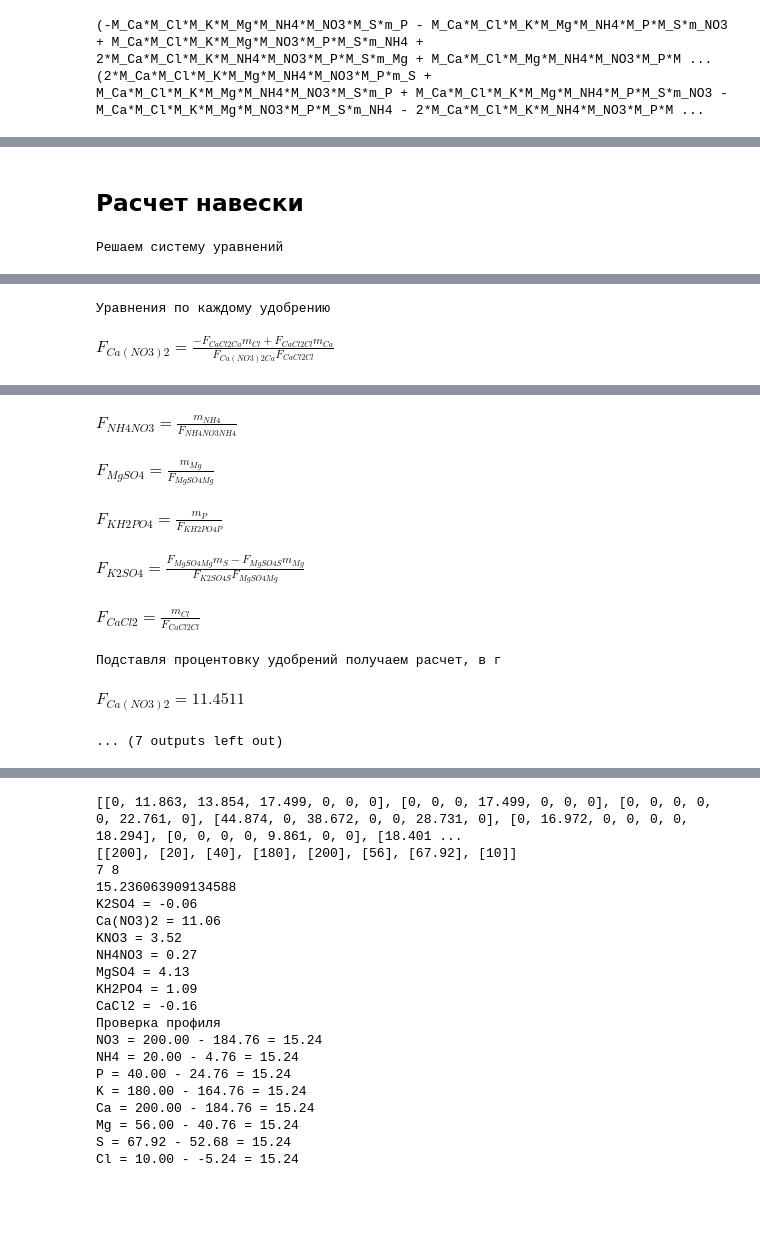
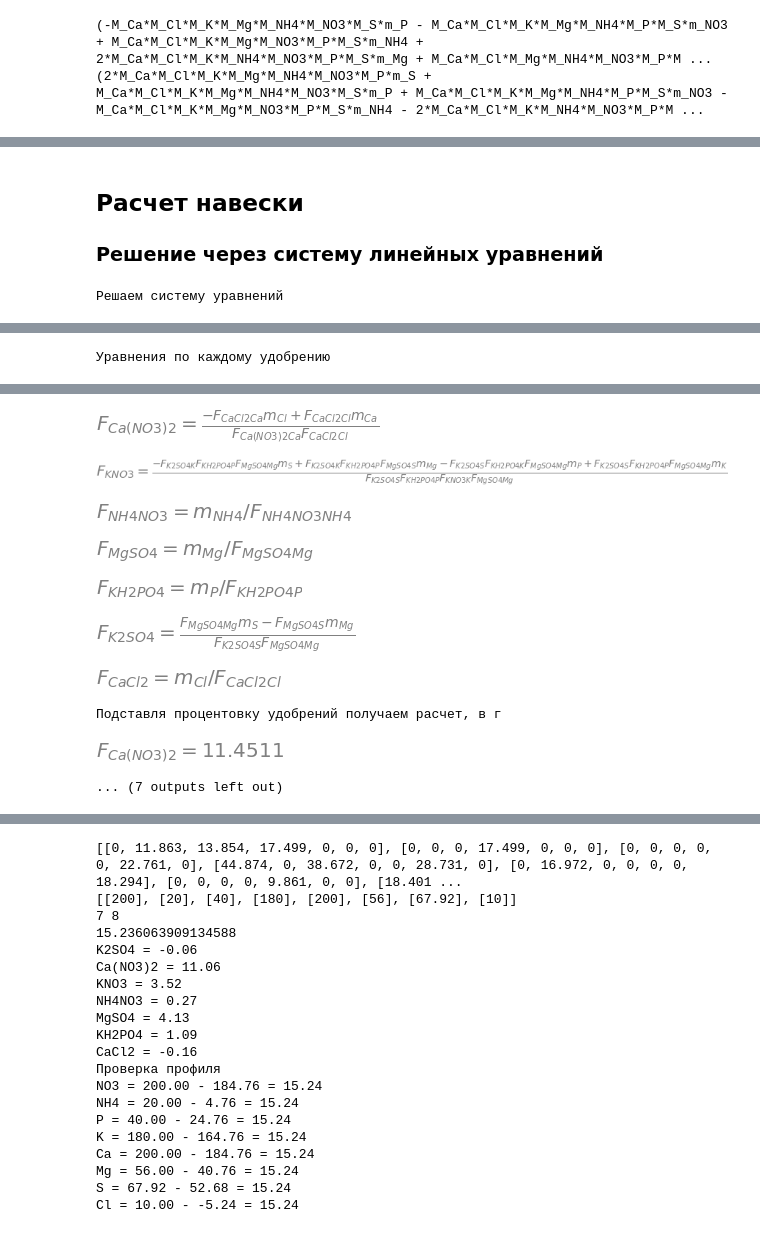
Before and after one commit to Apkawa/react-fertilizer-calculator, a Jupyter notebook: docs/model_v3.ipynb, the cells around one changed output, grey strips where cells are left out. Cells and saved outputs as stored; diff of their text form; code cells hidden in the pictures; blank space fills up the shorter version.

```diff
--- a/docs/model_v3.ipynb
+++ b/docs/model_v3.ipynb
@@ -446,6 +492,8 @@ m_Mg = K_KCa*K_KN/(K_KCa*K_KMg*K_KN + K_KCa*K_KMg + K_KCa*K_KN + K_KMg*K_KN)
 r = (200.0*EC*M_Ca*M_K*M_Mg*M_NH4 - 38.0*M_Ca*M_K*M_Mg*M_NH4)/(19.0*M_Ca*M_K*M_Mg*m_NH4 + 38.0*M_Ca*M_K*M_NH4*m_Mg + 19.0*M_Ca*M_Mg*M_NH4*m_K + 38.0*M_K*M_Mg*M_NH4*m_Ca)
 # %% [markdown]
 ## Расчет навески
+
+### Решение через систему линейных уравнений
 # %%
 '''
 Решение через уравнение
@@ -503,7 +551,7 @@ for [el, fer] in F_elems:
 
 
 print("Решаем систему уравнений")
-display(System)
+display_equation(System)
 
 ferts = sym.solve(System, [F[_f] for _f in Fertilizers])
 
@@ -589,2 +639 @@ $\displaystyle \left[ m_{NH4} = F_{NH4NO3} F_{NH4NO3 NH4}, \  m_{P} = F_{KH2PO4}
 Уравнения по каждому удобрению
-$\displaystyle F_{Ca(NO3)2} = \frac{- F_{CaCl2 Ca} m_{Cl} + F_{CaCl2 Cl} m_{Ca}}{F_{Ca(NO3)2 Ca} F_{CaCl2 Cl}}$
@@ -592,8 +640,10 @@ $\displaystyle F_{KNO3} = \frac{- F_{K2SO4 K} F_{KH2PO4 P} F_{MgSO4 Mg} m_{S} +
-$\displaystyle F_{NH4NO3} = \frac{m_{NH4}}{F_{NH4NO3 NH4}}$
-$\displaystyle F_{MgSO4} = \frac{m_{Mg}}{F_{MgSO4 Mg}}$
-$\displaystyle F_{KH2PO4} = \frac{m_{P}}{F_{KH2PO4 P}}$
-$\displaystyle F_{K2SO4} = \frac{F_{MgSO4 Mg} m_{S} - F_{MgSO4 S} m_{Mg}}{F_{K2SO4 S} F_{MgSO4 Mg}}$
-$\displaystyle F_{CaCl2} = \frac{m_{Cl}}{F_{CaCl2 Cl}}$
+[figure, added]
+[figure, added]
+[figure, added]
+[figure, added]
+[figure, added]
+[figure, added]
+[figure, added]
 Подставля процентовку удобрений получаем расчет, в г
-$\displaystyle F_{Ca(NO3)2} = 11.4511$
+[figure, added]
 ... (7 outputs left out)
```
Also changed, not shown: parts of 12 cells of this notebook.
